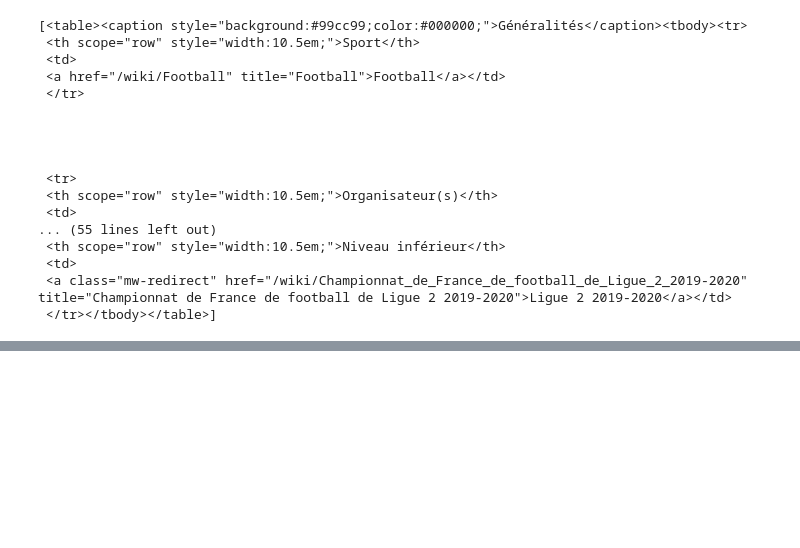
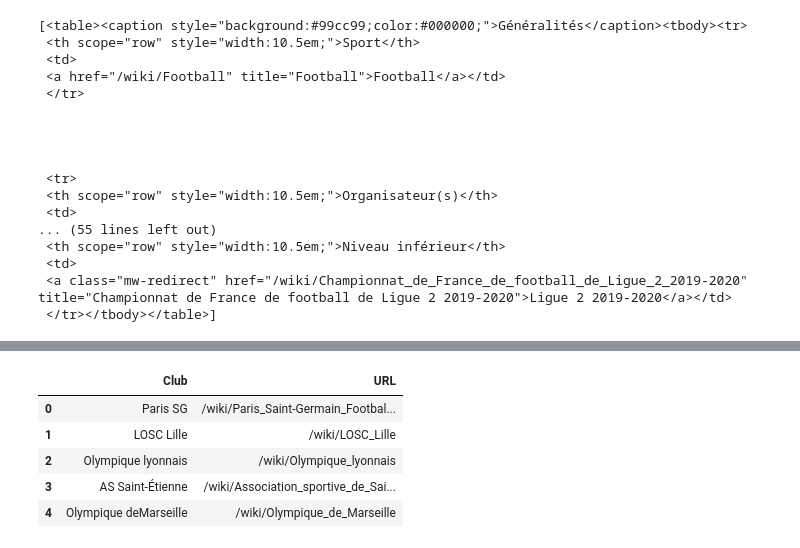
Before and after one commit to elisa-desmetz/Python_Scraping_TP, a Jupyter notebook: Scraping.ipynb, the cells around one changed output, grey strips where cells are left out. Drawn from its saved outputs; the diff is of its cells as text; code cells hidden in the pictures; blank space fills up the shorter version.

```diff
--- a/Scraping.ipynb
+++ b/Scraping.ipynb
@@ -56,7 +57,8 @@ all_tables[:2]
  <a class="mw-redirect" href="/wiki/Championnat_de_France_de_football_de_Ligue_2_2019-2020" title="Championnat de France de football de Ligue 2 2019-2020">Ligue 2 2019-2020</a></td>
  </tr></tbody></table>]
 # %%
-for x in soup.find('table').find_all('a'):
+links_in_table = soup.find('table', "DebutCarte").find_all('a', limit=5)
+for x in links_in_table :
     print (x)
     print ('-----')
 # %% [output]
@@ -79,0 +116,11 @@ for x in soup.find('table').find_all('a'):
+# %%
+df = pd.DataFrame(columns=['Club','URL'])
+
+for i in links_in_table:
+    if i.find('img'):
+        continue
+    else :
+        df = df.append({'Club': i.getText(),'URL' : i.get('href')}, ignore_index=True)
+
+
+df
@@ -79,0 +133,19 @@ for x in soup.find('table').find_all('a'):
+# %%
+links_in_table = soup.find('table', "DebutCarte").find_all('a')
+
+complete_df = pd.DataFrame(columns=['Club','URL'])
+
+for i in links_in_table:
+    if i.find('img'):
+        continue
+    else :
+        complete_df = complete_df.append({'Club': i.getText(),'URL' : i.get('href')}, ignore_index=True)
+
+complete_df.head()
+# %% [output]
+|  | Club | URL |
+| 0 | Paris SG | /wiki/Paris_Saint-Germain_Footbal... |
+| 1 | LOSC Lille | /wiki/LOSC_Lille |
+| 2 | Olympique lyonnais | /wiki/Olympique_lyonnais |
+| 3 | AS Saint-Étienne | /wiki/Association_sportive_de_Sai... |
+| 4 | Olympique deMarseille | /wiki/Olympique_de_Marseille |
```
Also changed, not shown: parts of 8 cells of this notebook, 2 other files.
